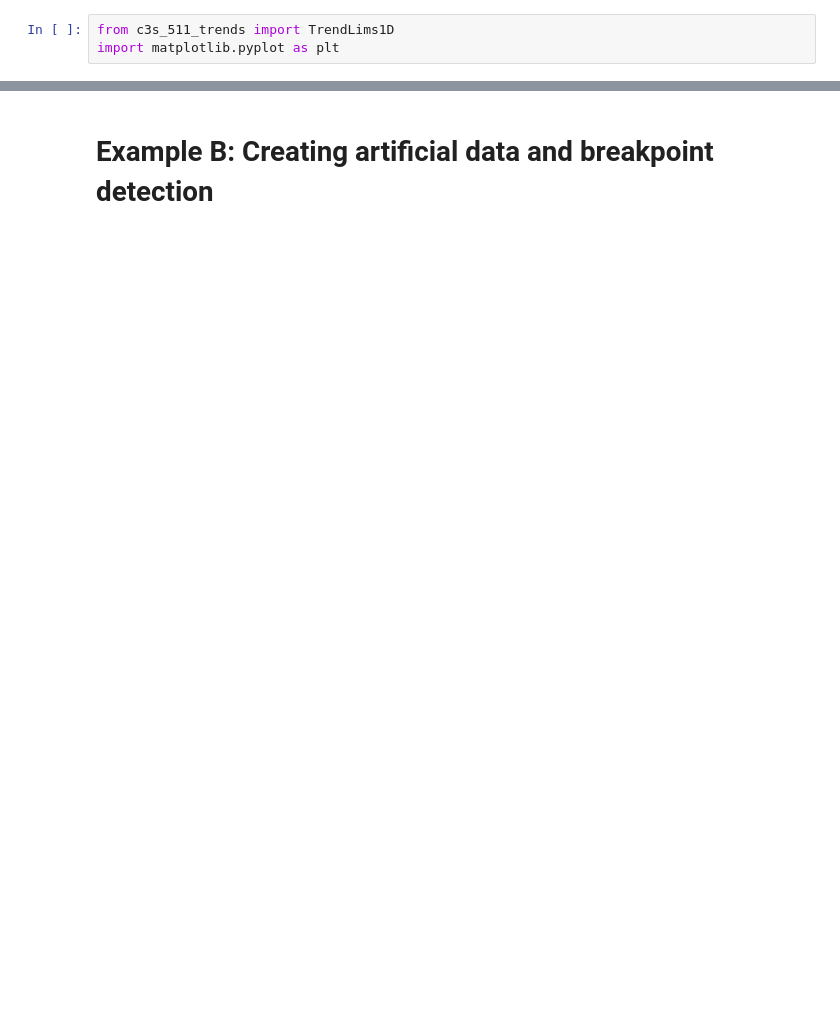
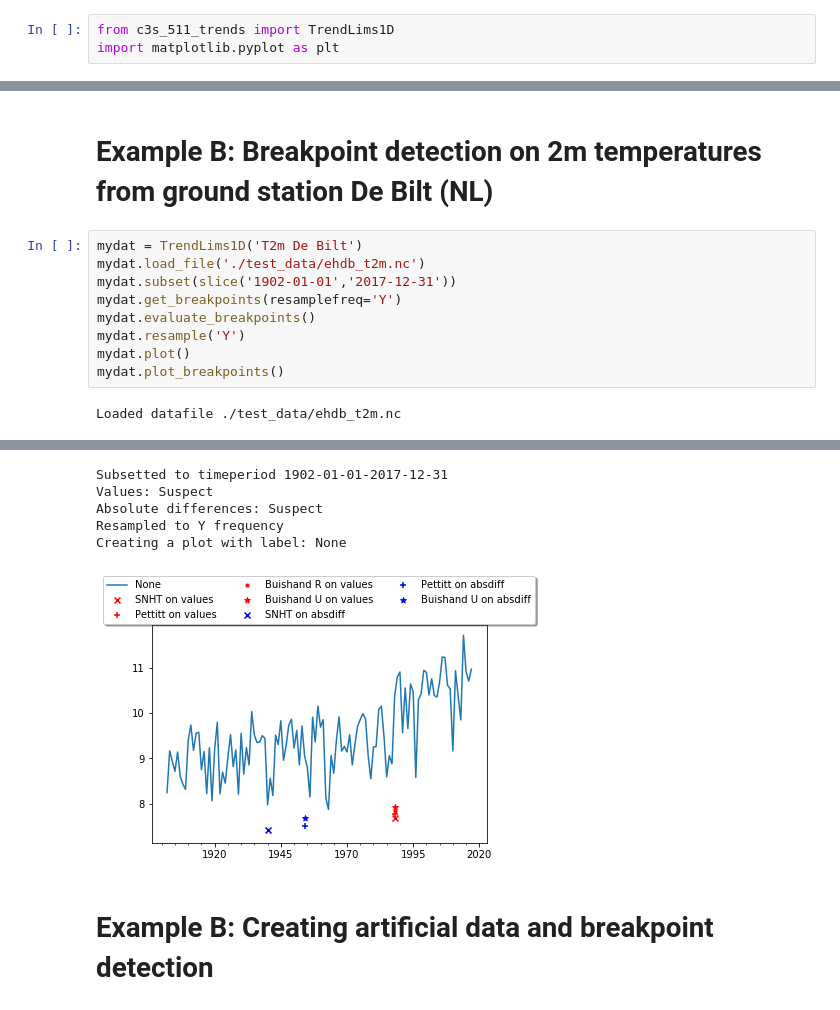
Before and after one commit to bascrezee/trend_framework, a Jupyter notebook: test_breakpoint_detection.ipynb, the cells around one changed output, grey strips where cells are left out. Saved outputs shown, nothing was run; the diff lists cells and outputs as text; blank space fills up the shorter version.

```diff
--- a/example_for_ben.ipynb
+++ b/test_breakpoint_detection.ipynb
@@ -24,0 +47,13 @@ This timeseries is Suspect
+# %% [markdown]
+# Example B: Breakpoint detection on 2m temperatures from ground station De Bilt (NL)
+# %%
+mydat = TrendLims1D('T2m De Bilt')
+mydat.load_file('./test_data/ehdb_t2m.nc')
+mydat.subset(slice('1902-01-01','2017-12-31'))
+mydat.get_breakpoints(resamplefreq='Y')
+mydat.evaluate_breakpoints()
+mydat.resample('Y')
+mydat.plot()
+mydat.plot_breakpoints()
+# %% [output]
+Loaded datafile ./test_data/ehdb_t2m.nc
@@ -25,3 +62,9 @@ This timeseries is Suspect
+Subsetted to timeperiod 1902-01-01-2017-12-31
+Values: Suspect
+Absolute differences: Suspect
+Resampled to Y frequency
+Creating a plot with label: None
+[figure, added]
 # %% [markdown]
 # Example B: Creating artificial data and breakpoint detection
 # %%
```
Also changed, not shown: parts of 5 cells of this notebook, 1 other file.
